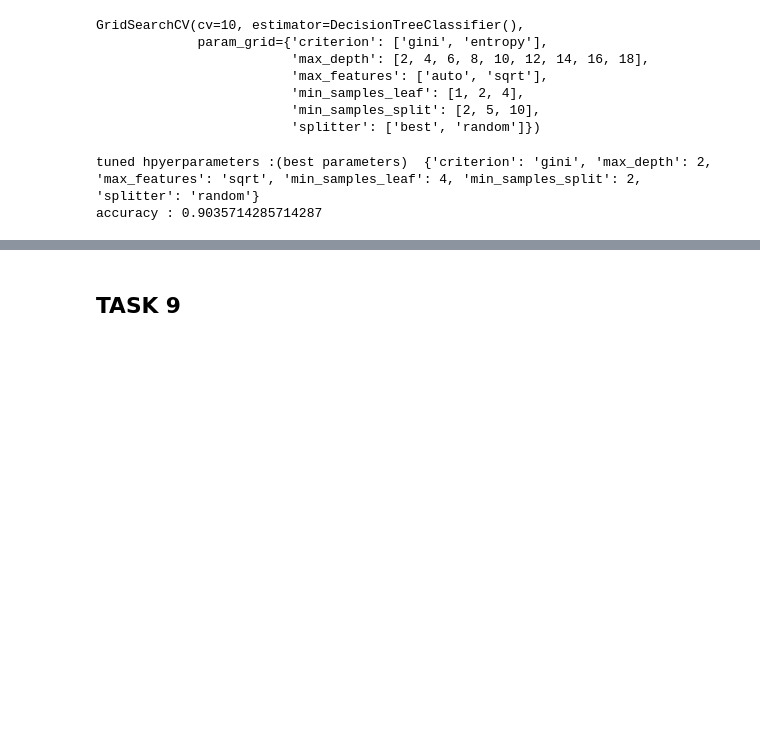
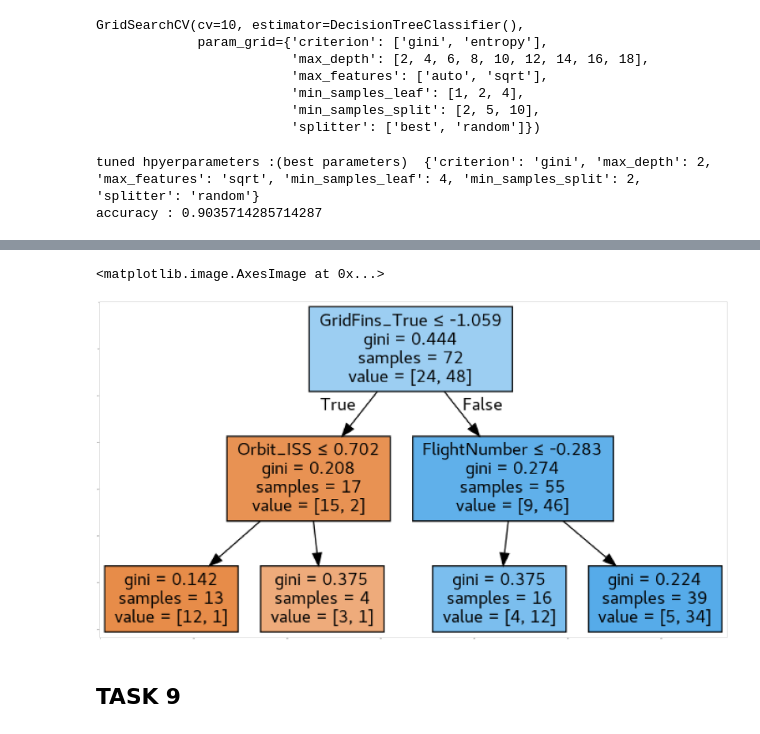
Before and after one commit to AliceGuo1023/AppliedDSProject, a Jupyter notebook: 4.1 Predictive Modeling.ipynb, the cells around one changed output, grey strips where cells are left out. Cells and saved outputs as stored; diff of their text form; code cells hidden in the pictures; blank space fills up the shorter version.

```diff
--- a/4.1 Predictive Modeling.ipynb
+++ b/4.1 Predictive Modeling.ipynb
@@ -92,3 +92,5 @@ data.head()
 | 2 | 3 | 2013-03-01 | Falcon 9 | 677.000000 | ISS | CCAFS SLC 40 | None None | 1 | False | ... |
 | 3 | 4 | 2013-09-29 | Falcon 9 | 500.000000 | PO | VAFB SLC 4E | False Ocean | 1 | False | ... |
 | 4 | 5 | 2013-12-03 | Falcon 9 | 3170.000000 | GTO | CCAFS SLC 40 | None None | 1 | False | ... |
+# %%
+X_data = pd.read_csv('https://cf-courses-data.s3.us.cloud-object-storage.appdomain.cloud/IBM-DS0321EN-SkillsNetwork/datasets/dataset_part_3.csv')
@@ -278,3 +378,16 @@ accuracy : 0.9035714285714287
+# %%
+dot_data = StringIO()
+filename='drugtree.png'
+out = export_graphviz(tree_cv.best_estimator_, out_file = dot_data, feature_names=X_data.columns, class_names=None, filled=True, special_characters= True, rotate = False )
+graph = pydotplus.graph_from_dot_data(dot_data.getvalue())
+
+graph.write_png(filename)
+img = mpimg.imread(filename)
+plt.figure(figsize = (100, 200))
+plt.imshow(img, interpolation='nearest')
+# %% [output]
+<matplotlib.image.AxesImage at 0x...>
+[figure, added]
 # %% [markdown]
 ## TASK  9
 # %% [markdown]
```
Also changed, not shown: parts of 13 cells of this notebook.
